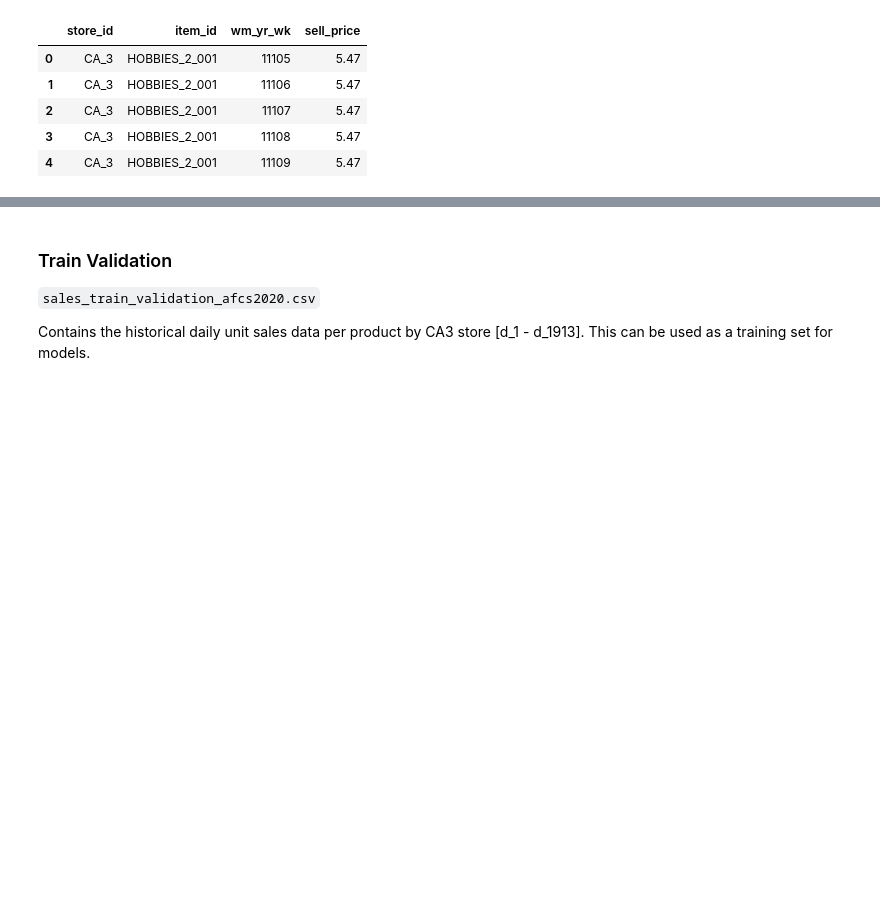
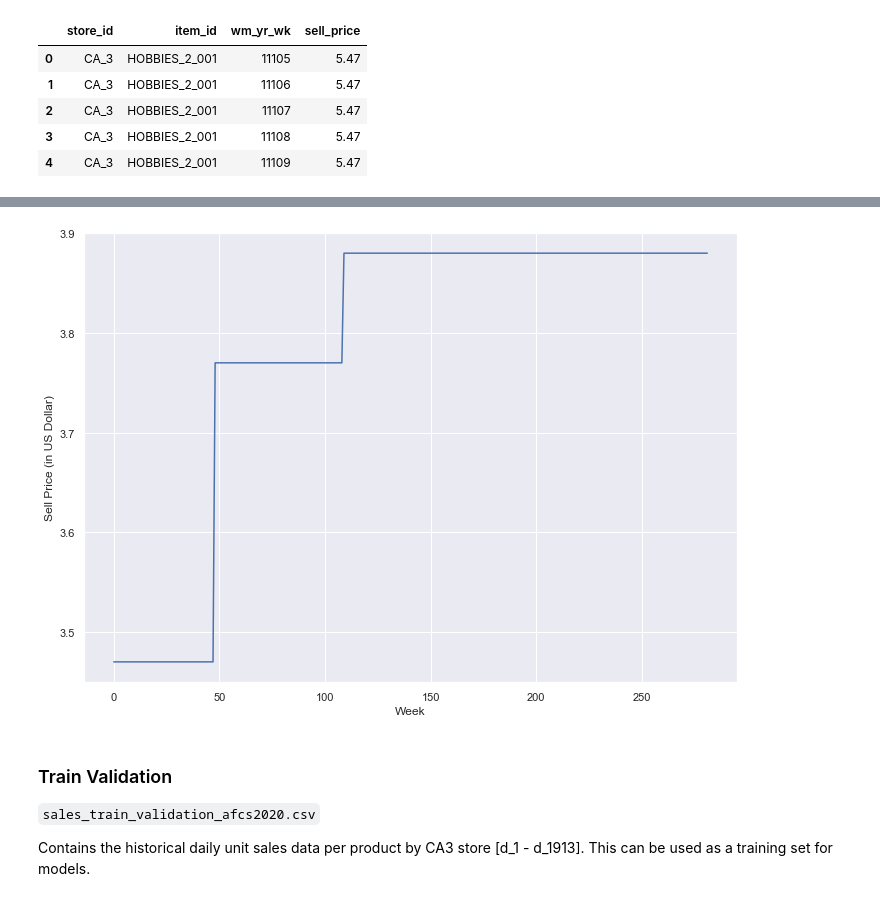
Before and after one commit to JopRijks/AFCS_team_9, a Jupyter notebook: eda.ipynb, the cells around one changed output, grey strips where cells are left out. Drawn from its saved outputs; the diff is of its cells as text; code cells hidden in the pictures; blank space fills up the shorter version.

```diff
--- a/eda.ipynb
+++ b/eda.ipynb
@@ -84,3 +106,0 @@ array(['CA_3'], dtype=object)
-# %%
-prices["wm"] = prices["wm_yr_wk"].astype(str).str[0]
-prices["wm"].unique()
@@ -88,0 +107,5 @@ array(['1'], dtype=object)
+# %%
+df = prices[prices["item_id"] == "HOBBIES_2_020"]
+df["day"] = [i for i in range(len(df["wm_yr_wk"]))]
+df = df[["day","sell_price"]]
+df
@@ -89,3 +131,10 @@ array(['1'], dtype=object)
+# %%
+sns.set(rc={'figure.figsize':(11.7,8.27)})
+ax = sns.lineplot(data=df, x="day", y="sell_price")
+ax.set(xlabel="Week", ylabel="Sell Price (in US Dollar)")
+plt.show()
+# %% [output]
+[figure, added]
 # %% [markdown]
 ### Train Validation
 `sales_train_validation_afcs2020.csv`
```
Also changed, not shown: parts of 14 cells of this notebook, 1 other file.
